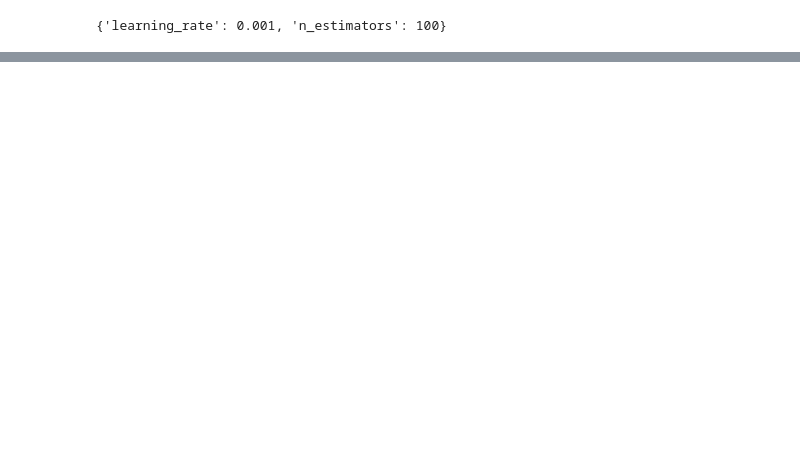
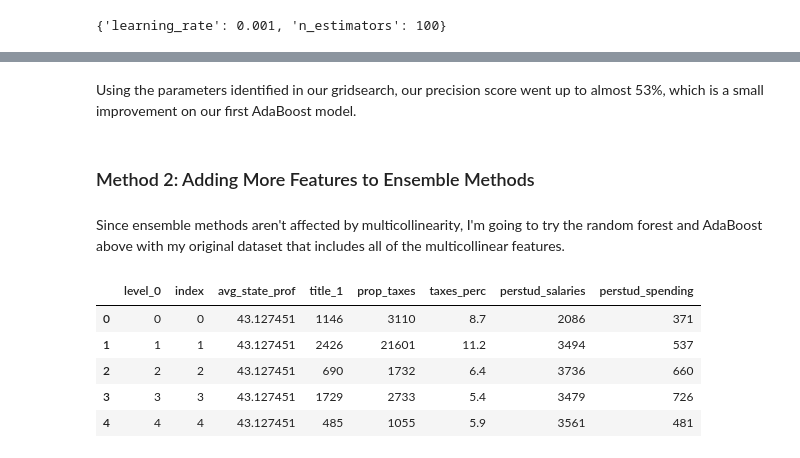
Before and after one commit to alexiskedo/Predicting-School-District-Performance, a Jupyter notebook: District_Spending_and_Achievement.ipynb, the cells around one changed output, grey strips where cells are left out. Cells and saved outputs as stored; diff of their text form; code cells hidden in the pictures; blank space fills up the shorter version.

```diff
--- a/District_Spending_and_Achievement.ipynb
+++ b/District_Spending_and_Achievement.ipynb
@@ -806,0 +819,6 @@ dict_keys(['cv', 'error_score', 'estimator__algorithm', 'estimator__base_estimat
+# %% [markdown]
+Using the parameters identified in our gridsearch, our precision score went up to almost 53%, which is a small improvement on our first AdaBoost model.
+# %% [markdown]
+### Method 2: Adding More Features to Ensemble Methods
+# %% [markdown]
+Since ensemble methods aren't affected by multicollinearity, I'm going to try the random forest and AdaBoost above with my original dataset that includes all of the multicollinear features.
@@ -806,0 +836,11 @@ dict_keys(['cv', 'error_score', 'estimator__algorithm', 'estimator__base_estimat
+# %%
+X_train = X_train.reset_index()
+# %%
+X_train.head()
+# %% [output]
+|  | level_0 | index | avg_state_prof | title_1 | prop_taxes | taxes_perc | perstud_salaries | perstud_spending |
+| 0 | 0 | 0 | 43.127451 | 1146 | 3110 | 8.7 | 2086 | 371 |
+| 1 | 1 | 1 | 43.127451 | 2426 | 21601 | 11.2 | 3494 | 537 |
+| 2 | 2 | 2 | 43.127451 | 690 | 1732 | 6.4 | 3736 | 660 |
+| 3 | 3 | 3 | 43.127451 | 1729 | 2733 | 5.4 | 3479 | 726 |
+| 4 | 4 | 4 | 43.127451 | 485 | 1055 | 5.9 | 3561 | 481 |
```
Also changed, not shown: parts of 36 cells of this notebook, 2 other files.
